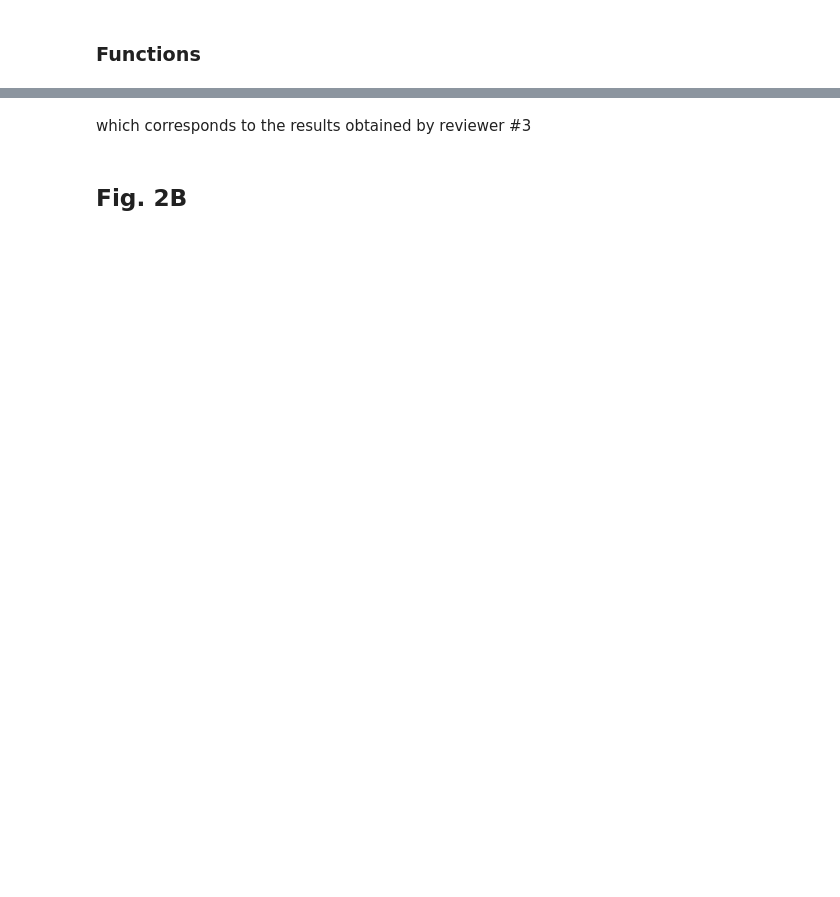
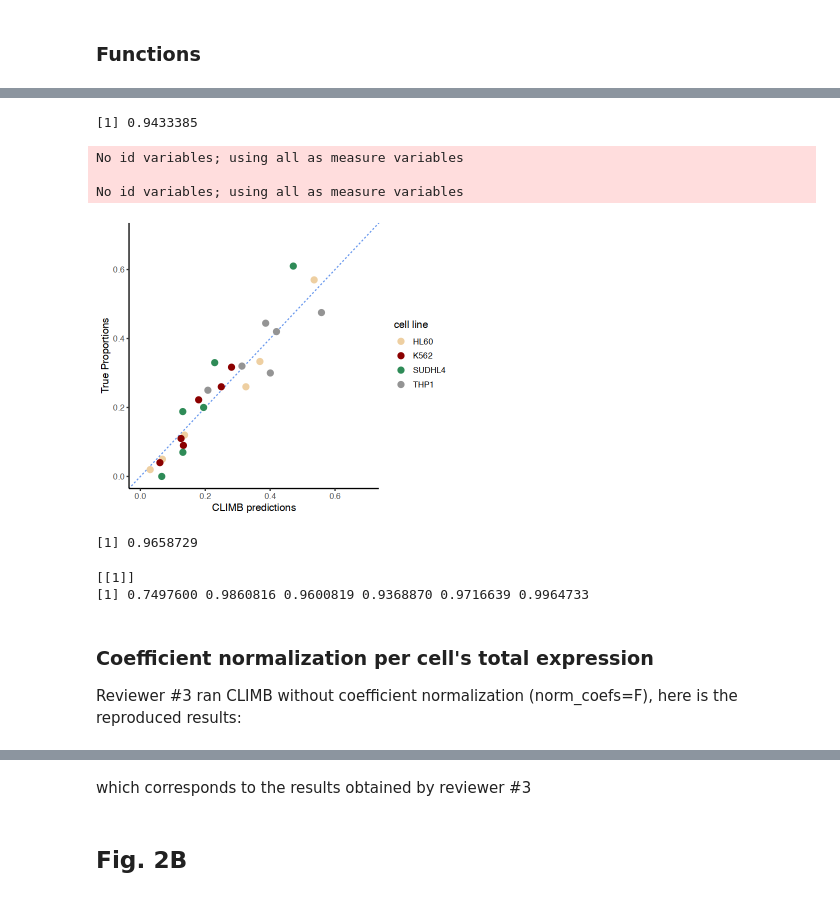
Before and after one commit to alexdray86/coudray2023, a Jupyter notebook: Fig2_deconvolution_invitro.ipynb, the cells around one changed output, grey strips where cells are left out. Drawn from its saved outputs; the diff is of its cells as text; code cells hidden in the pictures; blank space fills up the shorter version.

```diff
--- a/Fig2_deconvolution_invitro.ipynb
+++ b/Fig2_deconvolution_invitro.ipynb
@@ -354,5 +52,0 @@ We load the data stored as `ExpressionSet` object. We will load the scRNA-seq re
-# %%
-# Load ExpressionSet object containing scRNA-seq data from in-vitro cell mixes
-sc.es = readRDS("data/invitro_climb/invitro_sc_es.RDS")
-sc.es$cellType = factor(sc.es$cellType)
-dim(sc.es)
@@ -364,4 +52,0 @@ Features  Samples
-# %%
-# Load ExpressionSet object containing bulk RNA-seq data from in-vitro cell mixes
-bulk.es = readRDS("data/invitro_climb/invitro_bulk_es.RDS")
-dim(bulk.es)
@@ -585,0 +154,3 @@ Cell-type abundance prediction done.
+# %%
+climb_out = climb(sc.es, bulk.es, mode='abundance', norm_coefs = T) # norm_coefs = F to reproduce results
+climb_prop = climb_out$props
@@ -585,0 +181,5 @@ Cell-type abundance prediction done.
+# %%
+# Display the Pearson correlation coefficient considering all 24 dots (6 mixtures with 4 cell lines)
+cor(flatten(true_prop), flatten(climb_prop2))
+# %% [output]
+[1] 0.9433385
@@ -585,0 +193,18 @@ Cell-type abundance prediction done.
+# %%
+# Plot and display the results
+options(repr.plot.width=6, repr.plot.height=5)
+df_cor = cbind(reshape2::melt(data.frame(true_prop)),
+               reshape2::melt(data.frame(climb_prop)))
+colnames(df_cor) = c('cell line', 'True Proportions', 'x', 'CLIMB predictions')
+g = ggplot(df_cor) + geom_abline(slope=1, linetype = "dashed", colour='cornflowerblue') +
+    geom_point(aes(y=`True Proportions`, x=`CLIMB predictions`, colour=`cell line`), size=3) + theme_classic2() +
+    #stat_poly_eq(aes(y=`True Proportions`, x=`CLIMB predictions`)) +
+    scale_color_manual(values=c('navajowhite2',  'darkred', 'seagreen', 'grey58')) +
+    ylab('True Proportions') + xlab('CLIMB predictions') + xlim(0,0.7) + ylim(0,0.7)
+#pdf("results/climb_invitro/figs/invitro_CLIMB_2d.pdf", width=4, height=3) ; g ; dev.off()
+g
+# %% [output]
+No id variables; using all as measure variables
+
+No id variables; using all as measure variables
+[figure, added]
@@ -585,0 +213,12 @@ Cell-type abundance prediction done.
+# %%
+# pearson correlation per samples (6 values)
+print(median(unlist(climb.res[1])))
+climb.res[1]
+# %% [output]
+[1] 0.9658729
+[[1]]
+[1] 0.7497600 0.9860816 0.9600819 0.9368870 0.9716639 0.9964733
+# %% [markdown]
+### Coefficient normalization per cell's total expression
+
+Reviewer #3 ran CLIMB without coefficient normalization (norm_coefs=F), here is the reproduced results:
```
Also changed, not shown: parts of 164 cells of this notebook, 4 other files.
